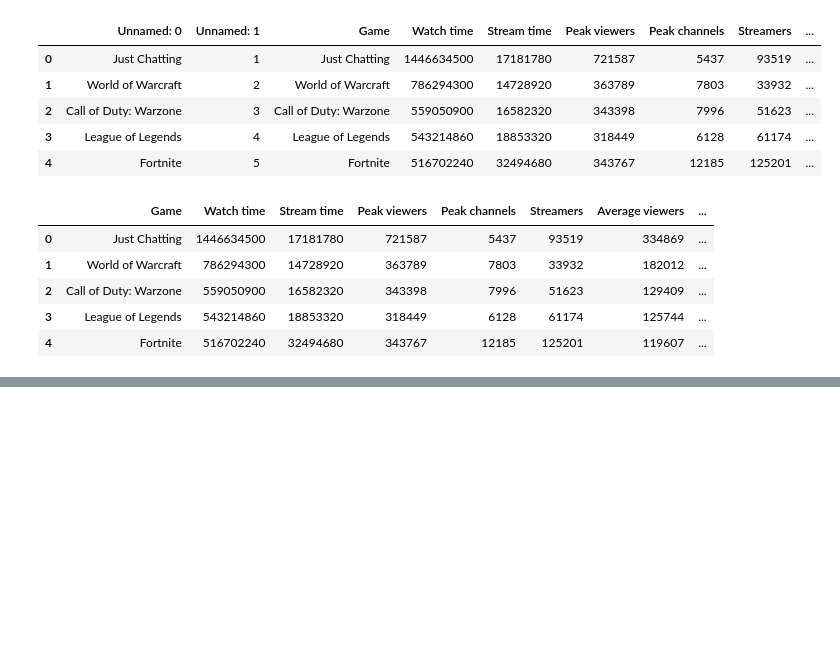
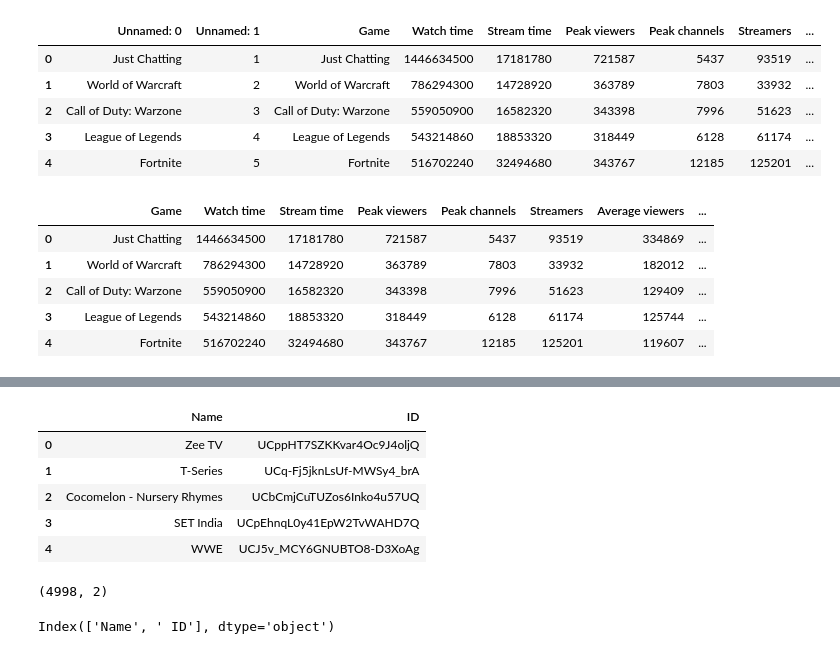
Before and after one commit to OwenWalker/Capstone, a Jupyter notebook: Owen_Walker_Capstone.ipynb, the cells around one changed output, grey strips where cells are left out. Cells and saved outputs as stored; diff of their text form; code cells hidden in the pictures; blank space fills up the shorter version.

```diff
--- a/Owen_Walker_Capstone.ipynb
+++ b/Owen_Walker_Capstone.ipynb
@@ -72,0 +96,17 @@ mwgames.head()
+# %%
+ytnames.head()
+# %% [output]
+|  | Name | ID |
+| 0 | Zee TV | UCppHT7SZKKvar4Oc9J4oljQ |
+| 1 | T-Series | UCq-Fj5jknLsUf-MWSy4_brA |
+| 2 | Cocomelon - Nursery Rhymes | UCbCmjCuTUZos6Inko4u57UQ |
+| 3 | SET India | UCpEhnqL0y41EpW2TvWAHD7Q |
+| 4 | WWE | UCJ5v_MCY6GNUBTO8-D3XoAg |
+# %%
+ytnames.shape
+# %% [output]
+(4998, 2)
+# %%
+ytnames.columns
+# %% [output]
+Index(['Name', ' ID'], dtype='object')
```
Also changed, not shown: parts of 8 cells of this notebook.
